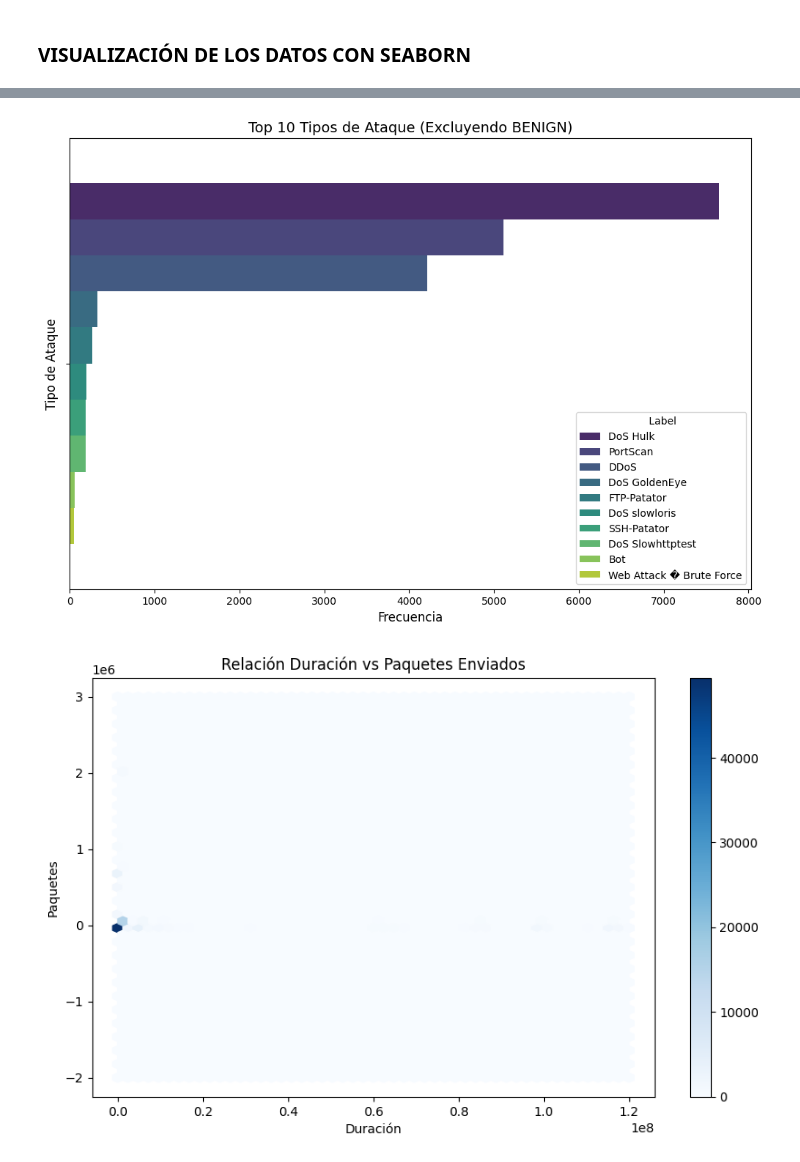
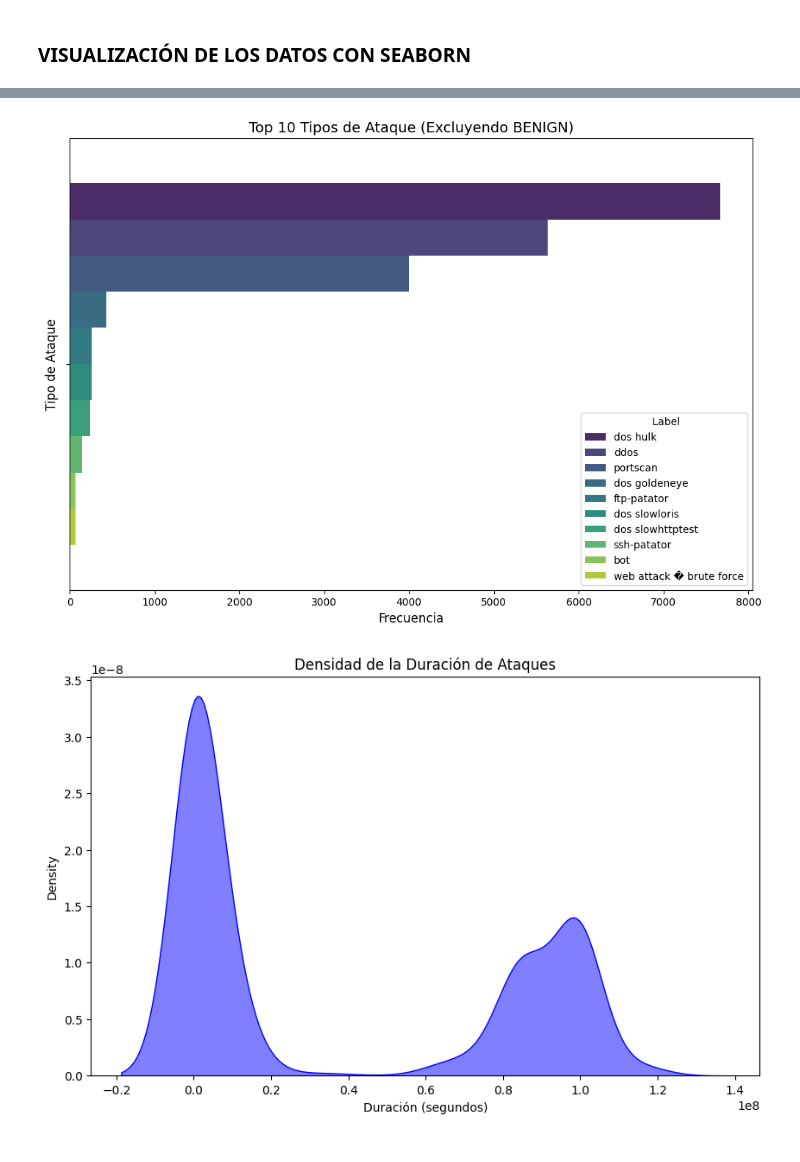
Before and after one commit to Rocpa/CICIDS2K17_RandomForest, a Jupyter notebook: eda.ipynb, the cells around one changed output, grey strips where cells are left out. Drawn from its saved outputs; the diff is of its cells as text; code cells hidden in the pictures.

Commit message:
Cambios significativos en EDA y Limpieza, archivo random forest creado con todo el modelo entrenado

```diff
--- a/eda.ipynb
+++ b/eda.ipynb
@@ -9,4 +9,4 @@ df = pd.read_csv('../data/allinone.csv')
 # %%
 # Agarramos un sample de la base para solo trabajar con ~100K registros en vez de la totalidad de los datos
 
-df_sample = df.sample(n=100_000, random_state=42)
+df_sample = df2.sample(n=100_000, random_state=42)
@@ -50,0 +63,18 @@ df_sample.describe(include='all')
+# %%
+# Diccionario de puertos comunes y protocolos
+protocol_map = {
+    80: 'HTTP',
+    443: 'HTTPS',
+    21: 'FTP',
+    22: 'SSH',
+    53: 'DNS',
+    444: 'SNPP',
+    139: 'SMB',
+    445: 'SMB',
+    8080: 'TCP',
+}
+# Columna "Inferred Protocol" basada en la columna de los puertos destino
+df_sample['Inferred Protocol'] = df_sample[' Destination Port'].map(protocol_map)
+
+# Verificar resultados
+print(df_sample['Inferred Protocol'].value_counts())
@@ -71,6 +113,6 @@ plt.show()
 # %%
 
-df_ataques = df_sample[df_sample[' Label'] != 'BENIGN']
+df_ataques = df_sample[df_sample[' Label'] != 'benign']
 
 # Contar frecuencias de cada tipo de ataque
 top_ataques = df_ataques[' Label'].value_counts().nlargest(10)
@@ -83,21 +125,19 @@ plt.xlabel('Frecuencia', fontsize=12)
 plt.ylabel('Tipo de Ataque', fontsize=12)
 plt.show()
 # %% [output]
-[figure, old version]
+[figure, new version]
 # %%
 plt.figure(figsize=(10, 6))
-plt.hexbin(
-    df_sample[' Flow Duration'],
-    df_sample[' Flow Packets/s'],
-    gridsize=50,
-    cmap='Blues'
+sns.kdeplot(
+    df_ataques[' Flow Duration'],
+    fill=True,
+    color='blue',
+    alpha=0.5
 )
-plt.colorbar()
-plt.title('Relación Duración vs Paquetes Enviados')
-plt.xlabel('Duración')
-plt.ylabel('Paquetes')
+plt.title('Densidad de la Duración de Ataques')
+plt.xlabel('Duración (segundos)')
 plt.show()
 # %% [output]
-[figure, old version]
+[figure, new version]
 # %%
 plt.figure(figsize=(10, 6))
```
Also changed, not shown: parts of 19 cells of this notebook, 3 other files.
